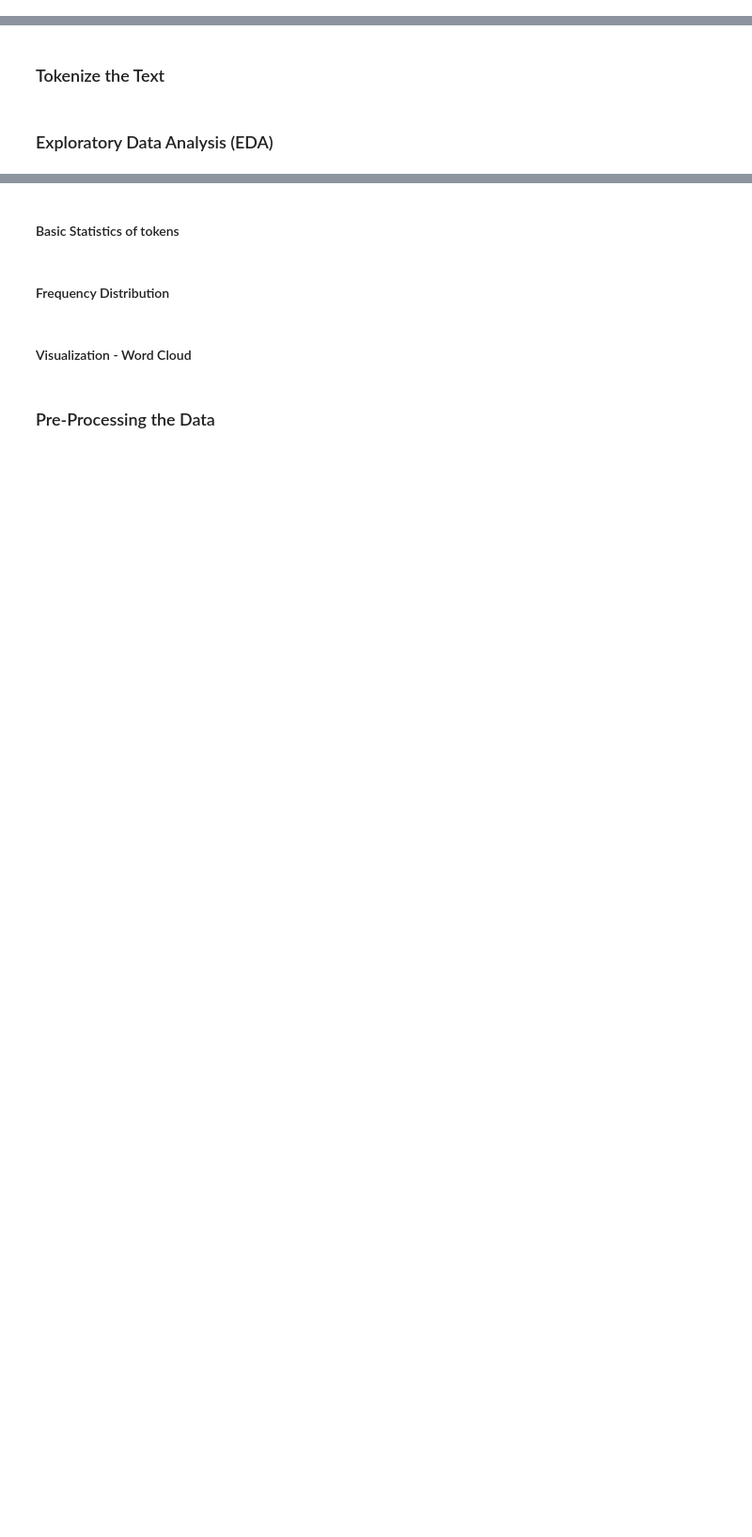
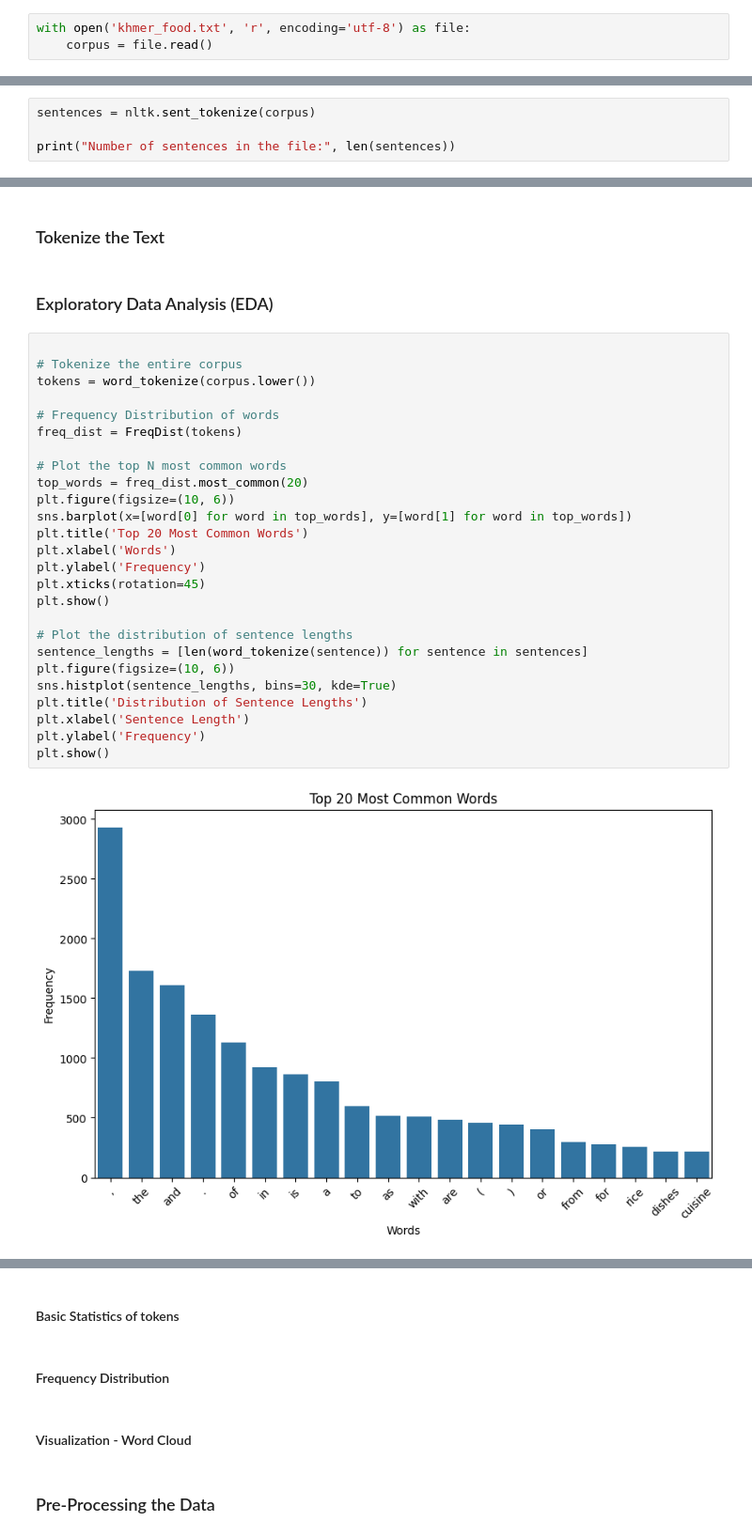
Before and after one commit to kimhonggithub/Mini-Project-1-Text-Generation, a Jupyter notebook: main.ipynb, the cells around one changed output, grey strips where cells are left out. Shown: that part at 94% size. Saved outputs shown, nothing was run; the diff lists cells and outputs as text; blank space fills up the shorter version.

```diff
--- a/main.ipynb
+++ b/main.ipynb
@@ -5,5 +20,12 @@
 ### Loading Data
 # %% [markdown]
 #### Load khmer_food.txt
+# %%
+with open('khmer_food.txt', 'r', encoding='utf-8') as file:
+    corpus = file.read()
 # %% [markdown]
 #### Display First 200 sentences
+# %%
+sentences = nltk.sent_tokenize(corpus)
+
+print("Number of sentences in the file:", len(sentences))
@@ -13,3 +53,31 @@
 ### Tokenize the Text
 # %% [markdown]
 ### Exploratory Data Analysis (EDA)
+# %%
+
+# Tokenize the entire corpus
+tokens = word_tokenize(corpus.lower())
+
+# Frequency Distribution of words
+freq_dist = FreqDist(tokens)
+
+# Plot the top N most common words
+top_words = freq_dist.most_common(20)
+plt.figure(figsize=(10, 6))
+sns.barplot(x=[word[0] for word in top_words], y=[word[1] for word in top_words])
+plt.title('Top 20 Most Common Words')
+plt.xlabel('Words')
+plt.ylabel('Frequency')
+plt.xticks(rotation=45)
+plt.show()
+
+# Plot the distribution of sentence lengths
+sentence_lengths = [len(word_tokenize(sentence)) for sentence in sentences]
+plt.figure(figsize=(10, 6))
+sns.histplot(sentence_lengths, bins=30, kde=True)
+plt.title('Distribution of Sentence Lengths')
+plt.xlabel('Sentence Length')
+plt.ylabel('Frequency')
+plt.show()
+# %% [output]
+[figure, added]
```
Also changed, not shown: parts of 17 cells of this notebook, 1 other file.
